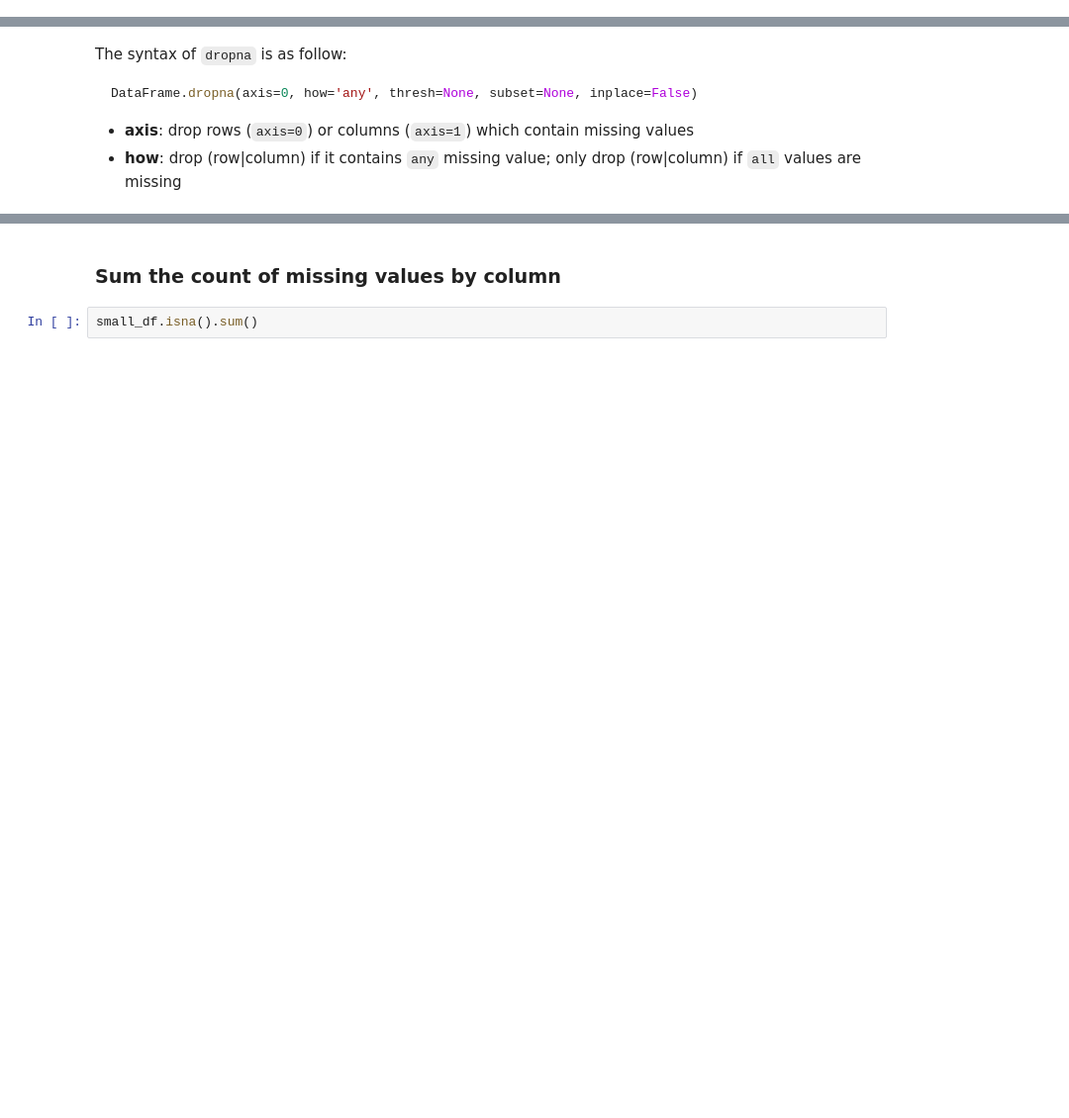
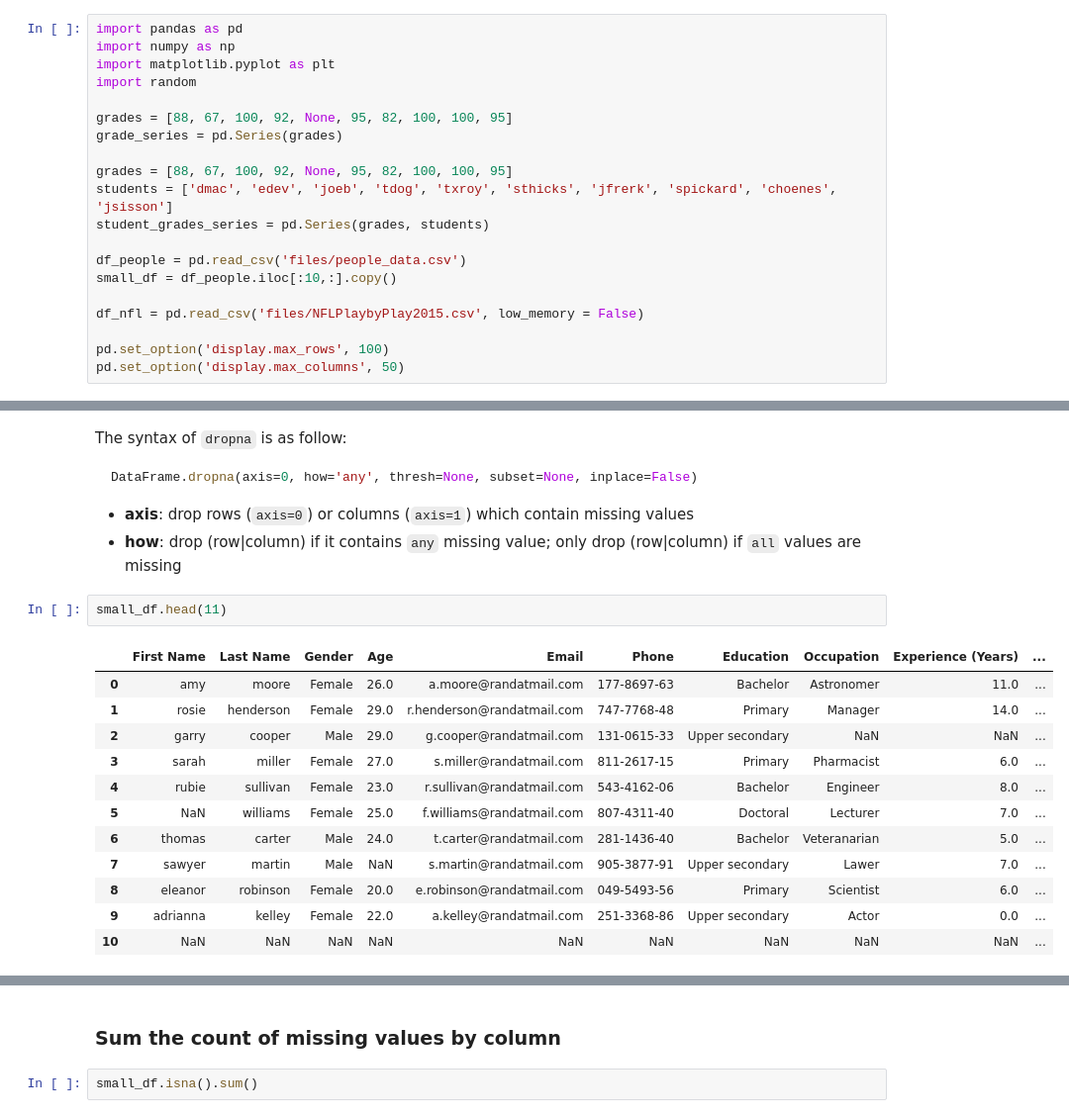
Before and after one commit to gregbott/Python_For_Business_Students, a Jupyter notebook: Pandas2.ipynb, the cells around one changed output, grey strips where cells are left out. Shown at 99% size. Drawn from its saved outputs; the diff is of its cells as text; blank space fills up the shorter version.

````diff
--- a/Pandas2.ipynb
+++ b/Pandas2.ipynb
@@ -5,0 +3,20 @@ The `pandas` package is one of the most popular Python tools for data management
+# %%
+import pandas as pd
+import numpy as np
+import matplotlib.pyplot as plt
+import random
+
+grades = [88, 67, 100, 92, None, 95, 82, 100, 100, 95]
+grade_series = pd.Series(grades)
+
+grades = [88, 67, 100, 92, None, 95, 82, 100, 100, 95]
+students = ['dmac', 'edev', 'joeb', 'tdog', 'txroy', 'sthicks', 'jfrerk', 'spickard', 'choenes', 'jsisson']
+student_grades_series = pd.Series(grades, students)
+
+df_people = pd.read_csv('files/people_data.csv')
+small_df = df_people.iloc[:10,:].copy()
+
+df_nfl = pd.read_csv('files/NFLPlaybyPlay2015.csv', low_memory = False)
+
+pd.set_option('display.max_rows', 100)
+pd.set_option('display.max_columns', 50)
@@ -722,3 +336,18 @@ DataFrame.dropna(axis=0, how='any', thresh=None, subset=None, inplace=False)
 
 - **axis**: drop rows (```axis=0```) or columns (```axis=1```) which contain missing values
 - **how**: drop (row|column) if it contains ```any``` missing value; only drop (row|column) if ```all``` values are missing
+# %%
+small_df.head(11)
+# %% [output]
+|  | First Name | Last Name | Gender | Age | Email | Phone | Education | Occupation | Experience (Years) | ... |
+| 0 | amy | moore | Female | 26.0 | a.moore@randatmail.com | 177-8697-63 | Bachelor | Astronomer | 11.0 | ... |
+| 1 | rosie | henderson | Female | 29.0 | r.henderson@randatmail.com | 747-7768-48 | Primary | Manager | 14.0 | ... |
+| 2 | garry | cooper | Male | 29.0 | g.cooper@randatmail.com | 131-0615-33 | Upper secondary | NaN | NaN | ... |
+| 3 | sarah | miller | Female | 27.0 | s.miller@randatmail.com | 811-2617-15 | Primary | Pharmacist | 6.0 | ... |
+| 4 | rubie | sullivan | Female | 23.0 | r.sullivan@randatmail.com | 543-4162-06 | Bachelor | Engineer | 8.0 | ... |
+| 5 | NaN | williams | Female | 25.0 | f.williams@randatmail.com | 807-4311-40 | Doctoral | Lecturer | 7.0 | ... |
+| 6 | thomas | carter | Male | 24.0 | t.carter@randatmail.com | 281-1436-40 | Bachelor | Veteranarian | 5.0 | ... |
+| 7 | sawyer | martin | Male | NaN | s.martin@randatmail.com | 905-3877-91 | Upper secondary | Lawer | 7.0 | ... |
+| 8 | eleanor | robinson | Female | 20.0 | e.robinson@randatmail.com | 049-5493-56 | Primary | Scientist | 6.0 | ... |
+| 9 | adrianna | kelley | Female | 22.0 | a.kelley@randatmail.com | 251-3368-86 | Upper secondary | Actor | 0.0 | ... |
+| 10 | NaN | NaN | NaN | NaN | NaN | NaN | NaN | NaN | NaN | ... |
````
Also changed, not shown: parts of 72 cells of this notebook, 7 other files.
